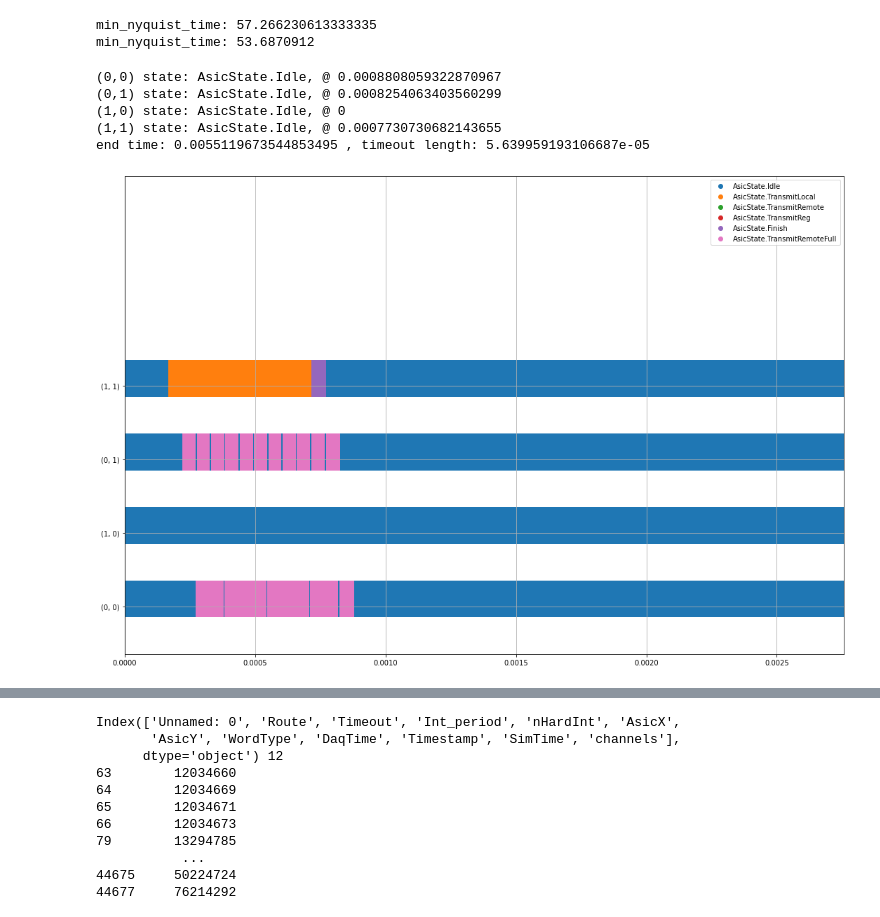
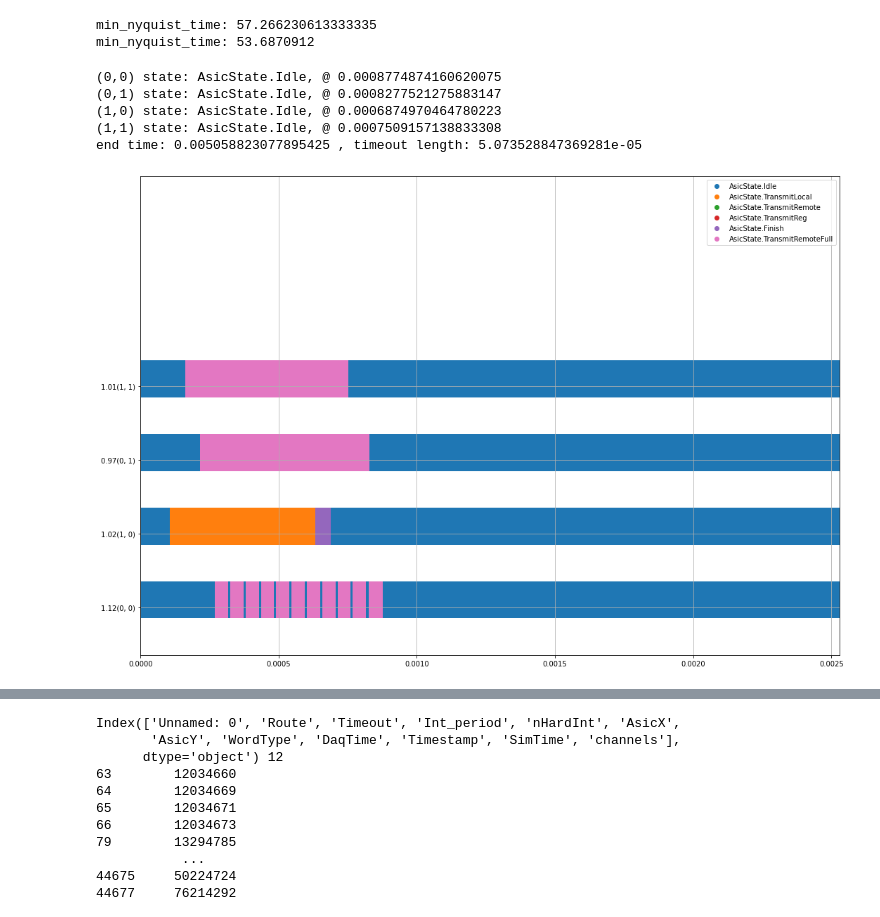
Before and after one commit to kkeefe/qpix-digital, a Jupyter notebook: simulation-software/ArrayTiming.ipynb, the cells around one changed output, grey strips where cells are left out. Saved outputs shown, nothing was run; the diff lists cells and outputs as text; code cells hidden in the pictures.

```diff
--- a/simulation-software/ArrayTiming.ipynb
+++ b/simulation-software/ArrayTiming.ipynb
@@ -25,41 +25,41 @@ import QpixAsic as qpasic
 
 import random
 import numpy as np
 import matplotlib.pyplot as plt
 
 TIMEOUT = 1700 * 8
 
-qpa = qparray.QpixAsicArray(2, 2, debug=0.0, timeout=TIMEOUT, deltaT=1e-9)
+qpa = qparray.QpixAsicArray(2, 2, debug=0.0, timeout=TIMEOUT, deltaT=1e-9, seed=2)
 route = "snake"
 qpa.Route(route, transact=False)
 r, c = qpa._nrows, qpa._ncols
 
 hitTimes = np.linspace(1e-10, 1e-8, 10)
-qpa[r-1][c-1].InjectHits(hitTimes)
+qpa[1][0].InjectHits(hitTimes)
 
 dT = 0.0010
 for i in range(r+c):
     qpa.Interrogate(dT)
 
 for a in qpa:
     if len(a.state_times) > 2:
         print(f"({a.row},{a.col}) state: {a.state_times[-1][0]}, @ {a.state_times[-1][2]}")
     else:
         print(f"({a.row},{a.col}) state: {a.state_times[-1][0]}, @ {a.state_times[-1][2]}")
 
 nTicks = qpa[0][0].transferTicks
 T = qpa[0][0].tOsc
 pT = nTicks * T * (r + c)
 end = dT+pT*20
 print("end time:", end, ", timeout length:", nTicks*T)
 qparray.viewAsicState(qpa, time_end=end*0.500, ordering="left")
 # %% [output]
-(0,0) state: AsicState.Idle, @ 0.0008808059322870967
-(0,1) state: AsicState.Idle, @ 0.0008254063403560299
-(1,0) state: AsicState.Idle, @ 0
-(1,1) state: AsicState.Idle, @ 0.0007730730682143655
-end time: 0.0055119673544853495 , timeout length: 5.639959193106687e-05
+(0,0) state: AsicState.Idle, @ 0.0008774874160620075
+(0,1) state: AsicState.Idle, @ 0.0008277521275883147
+(1,0) state: AsicState.Idle, @ 0.0006874970464780223
+(1,1) state: AsicState.Idle, @ 0.0007509157138833308
+end time: 0.005058823077895425 , timeout length: 5.073528847369281e-05
-[figure, old version]
+[figure, new version]
 # %%
 a = qpa[1][1]
 pT = 0
```
Also changed, not shown: parts of 5 cells of this notebook, 6 other files.
